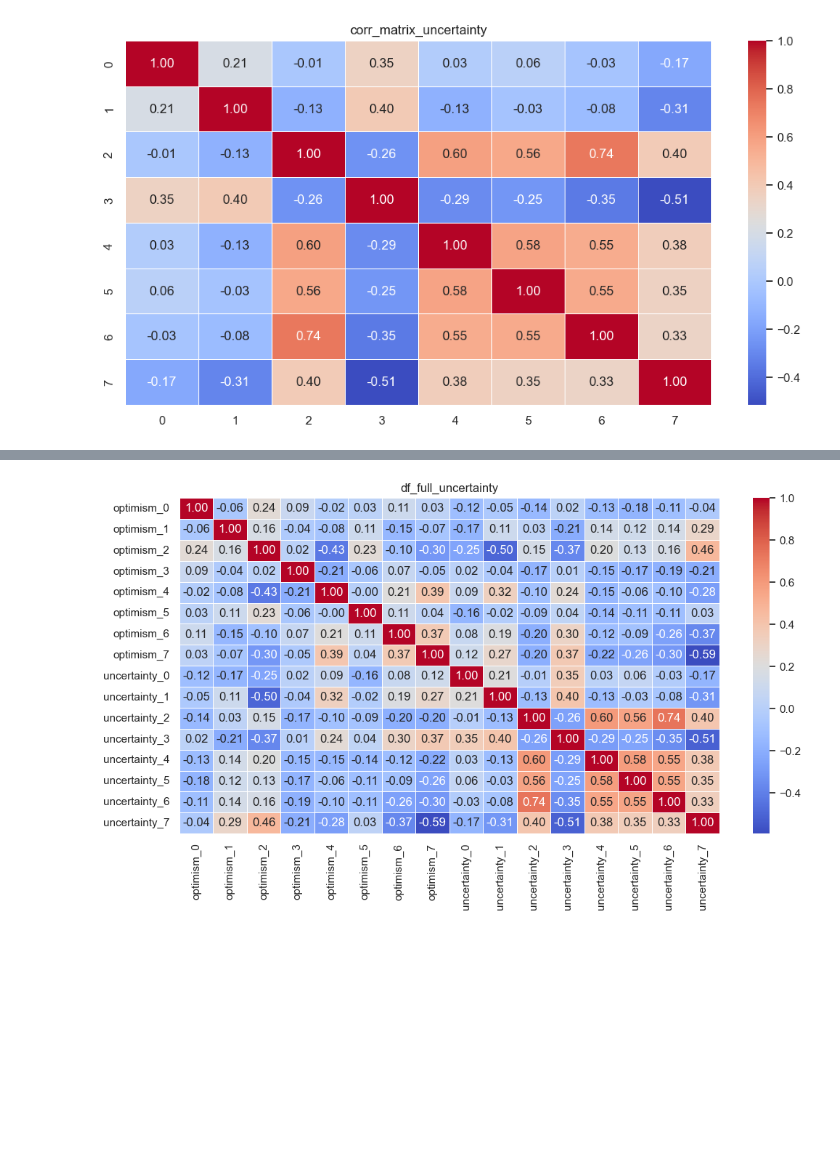
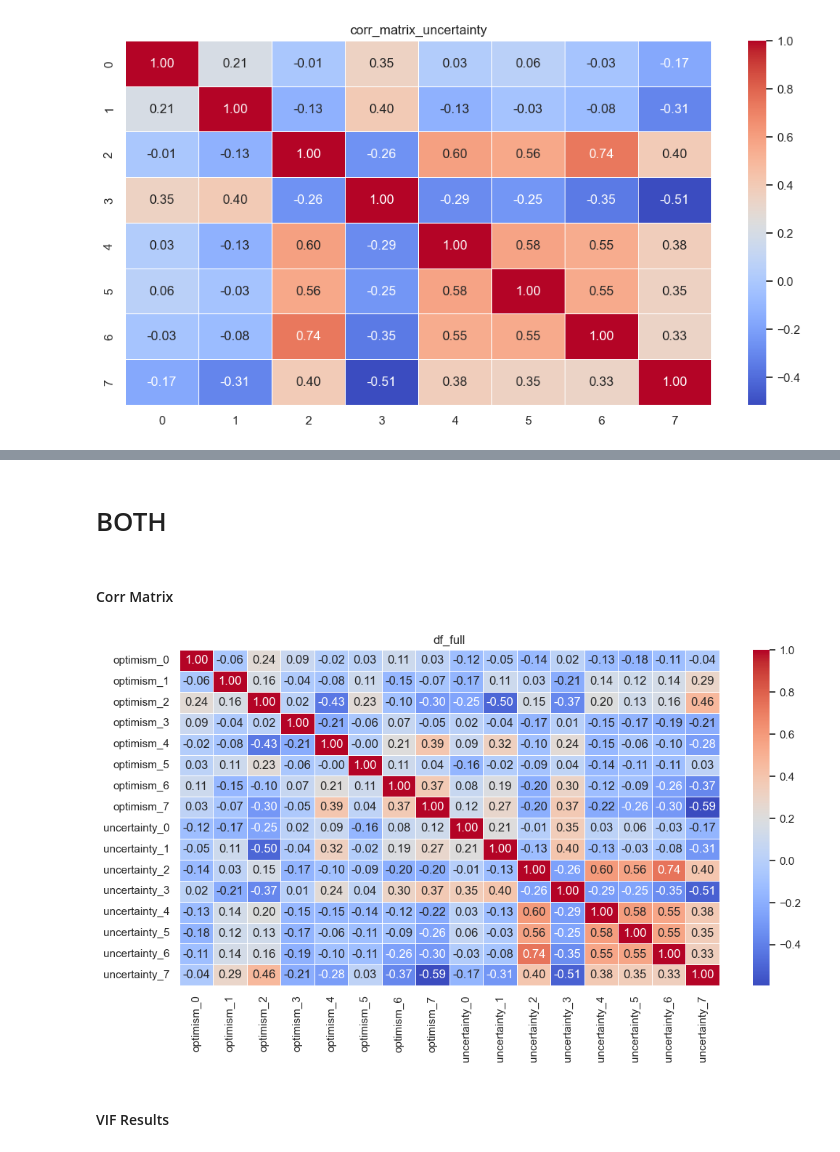
Before and after one commit to mattbreitenbach/br-central-bank-sentiment, a Jupyter notebook: 7.1_multicollinearity.ipynb, the cells around one changed output, grey strips where cells are left out. Drawn from its saved outputs; the diff is of its cells as text; code cells hidden in the pictures; blank space fills up the shorter version.

```diff
--- a/7.1_multicollinearity.ipynb
+++ b/7.1_multicollinearity.ipynb
@@ -52,22 +104,28 @@ plt.show()
+# %% [markdown]
+# BOTH
 # %%
 df_optimism.columns = [f"optimism_{i}" for i in range(len(df_optimism.columns))]
 df_uncertainty.columns = [f"uncertainty_{i}" for i in range(len(df_uncertainty.columns))]
 # %%
 df_full = pd.merge(df_optimism, df_uncertainty, on=df_optimism.index)
 df_full.drop("key_0", axis=1, inplace=True)
+# %% [markdown]
+#### Corr Matrix
 # %%
 # 2 and 6 are highly correlated, is this a problem?
-df_full_uncertainty = df_full.corr()
+corr_matrix_full= df_full.corr()
 
 plt.figure(figsize=(12, 6))
 sns.heatmap(
-    df_full_uncertainty,
+    corr_matrix_full,
     annot=True,
     fmt=".2f",
     cmap='coolwarm',
     linewidths=.5
 )
-plt.title('df_full_uncertainty')
+plt.title('df_full')
 plt.show()
 # %% [output]
-[figure, old version]
+[figure, new version]
+# %% [markdown]
+#### VIF Results
```
Also changed, not shown: parts of 12 cells of this notebook, 10 other files.
